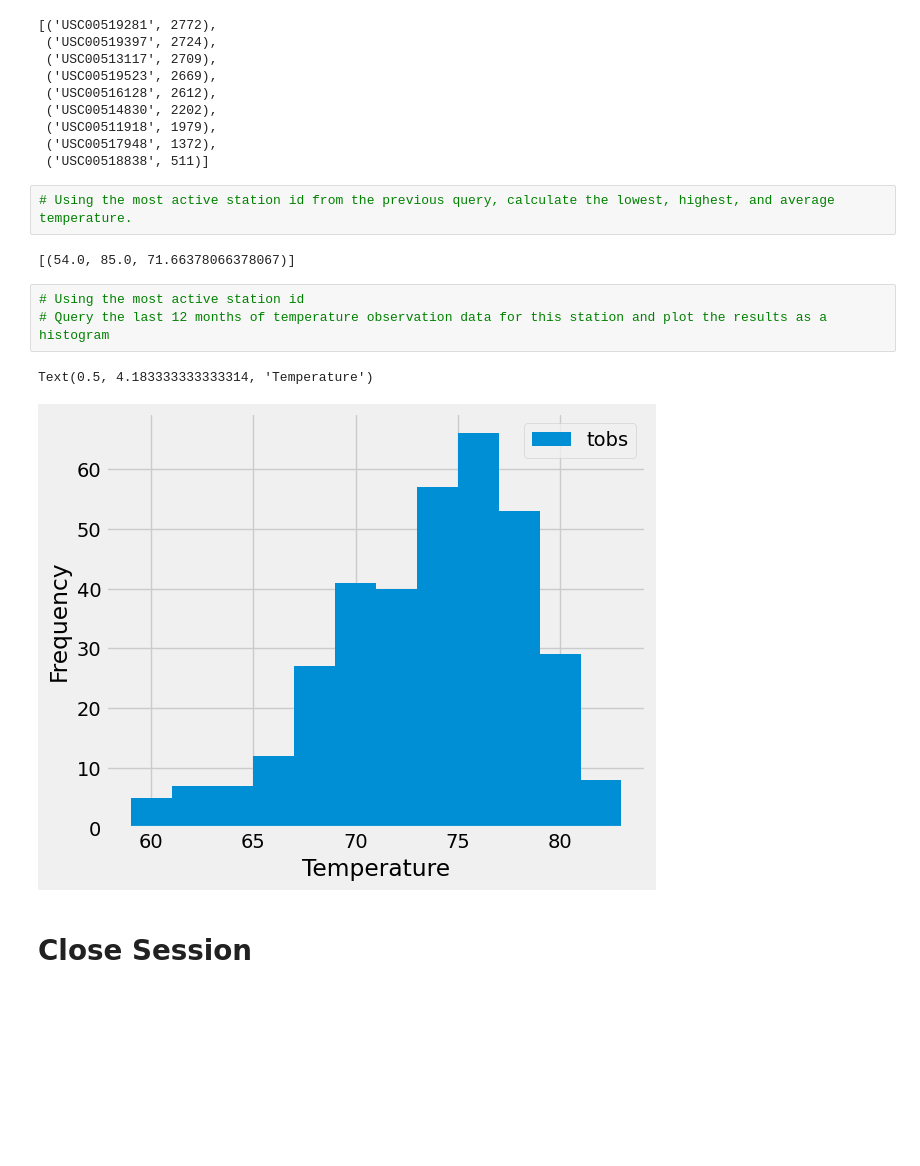
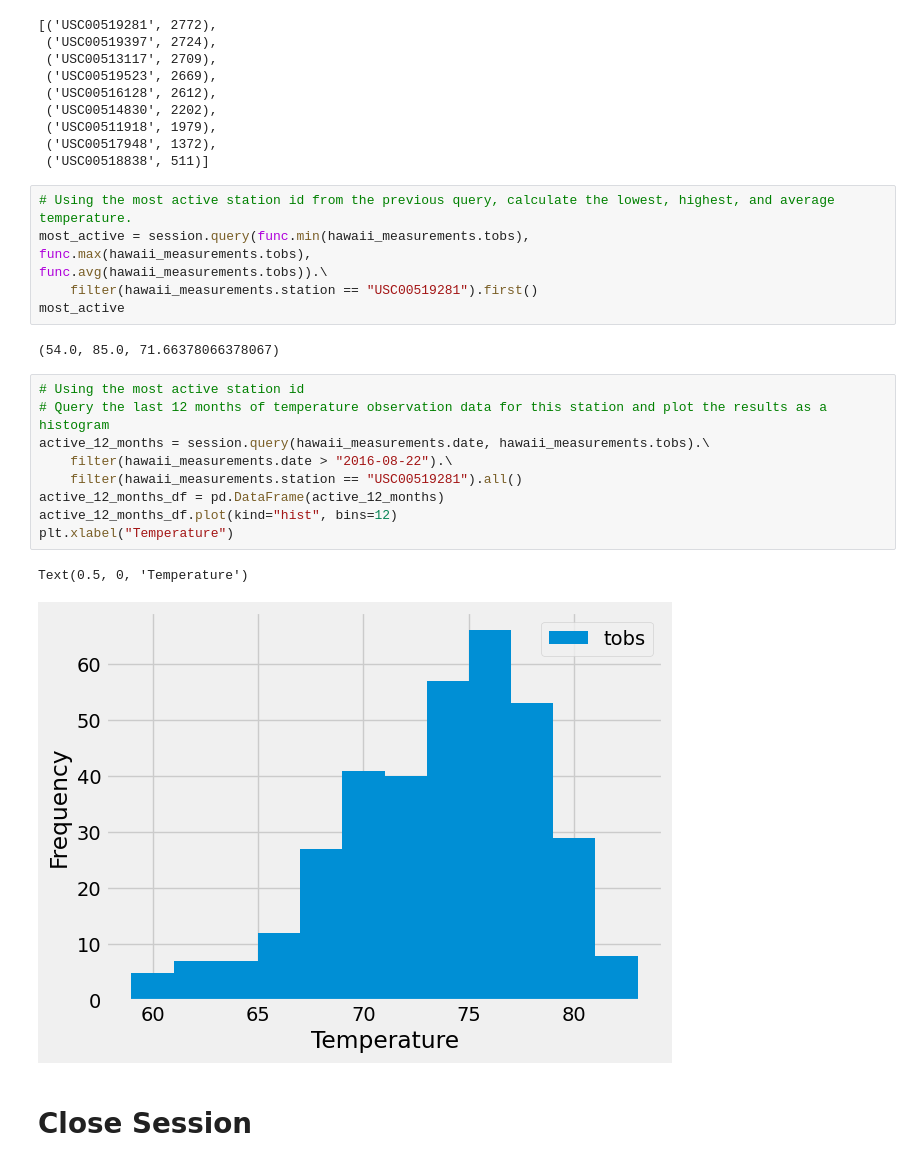
Before and after one commit to emilymees/Module10Homework, a Jupyter notebook: SurfsUp/climate.ipynb, the cells around one changed output. Cells and saved outputs as stored; diff of their text form; blank space fills up the shorter version.

```diff
--- a/SurfsUp/climate.ipynb
+++ b/SurfsUp/climate.ipynb
@@ -111,14 +111,25 @@ total_active_stations
  ('USC00518838', 511)]
 # %%
 # Using the most active station id from the previous query, calculate the lowest, highest, and average temperature.
+most_active = session.query(func.min(hawaii_measurements.tobs),
+func.max(hawaii_measurements.tobs),
+func.avg(hawaii_measurements.tobs)).\
+    filter(hawaii_measurements.station == "USC00519281").first()
+most_active
 # %% [output]
-[(54.0, 85.0, 71.66378066378067)]
+(54.0, 85.0, 71.66378066378067)
 # %%
 # Using the most active station id
 # Query the last 12 months of temperature observation data for this station and plot the results as a histogram
+active_12_months = session.query(hawaii_measurements.date, hawaii_measurements.tobs).\
+    filter(hawaii_measurements.date > "2016-08-22").\
+    filter(hawaii_measurements.station == "USC00519281").all()
+active_12_months_df = pd.DataFrame(active_12_months)
+active_12_months_df.plot(kind="hist", bins=12)
+plt.xlabel("Temperature")
 # %% [output]
-Text(0.5, 4.183333333333314, 'Temperature')
+Text(0.5, 0, 'Temperature')
-[figure, old version]
+[figure, new version]
 # %% [markdown]
 # Close Session
 # %%
```
